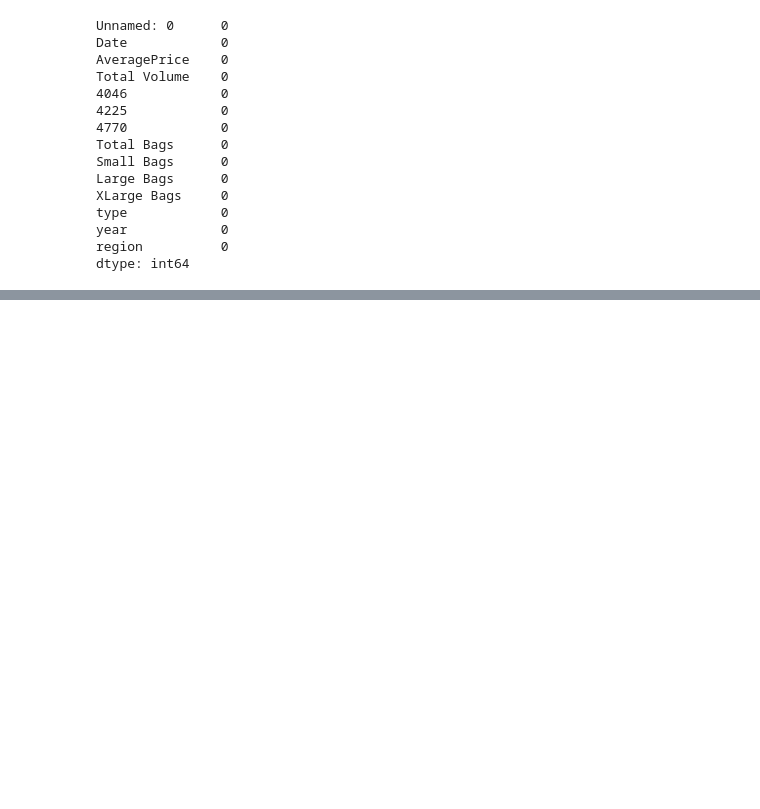
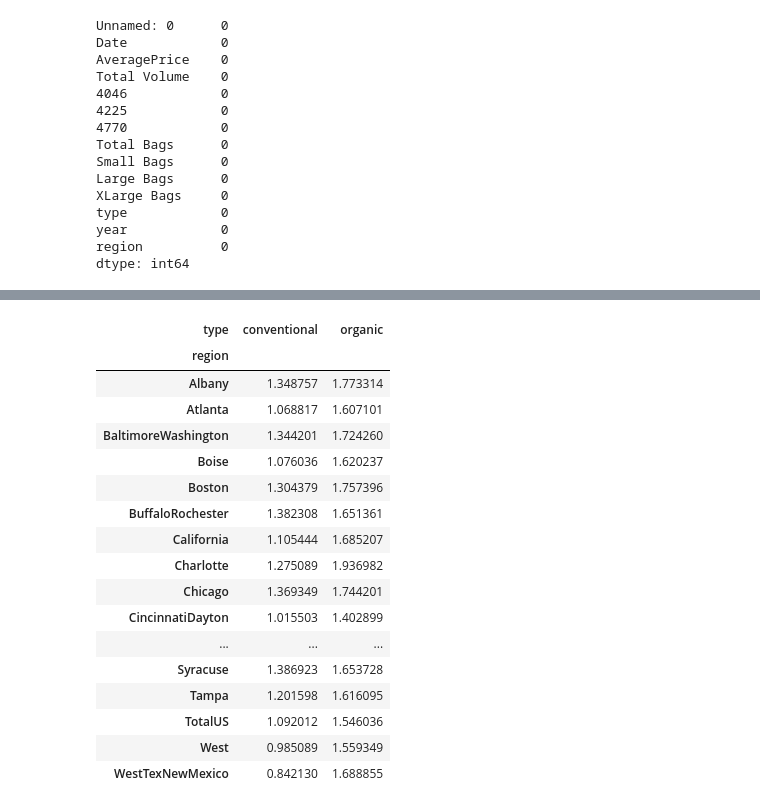
Before and after one commit to ChristianDelpin/cis4930-group18, a Jupyter notebook: src/analysis.ipynb, the cells around one changed output, grey strips where cells are left out. Cells and saved outputs as stored; diff of their text form; code cells hidden in the pictures; blank space fills up the shorter version.

```diff
--- a/src/analysis.ipynb
+++ b/src/analysis.ipynb
@@ -64,29 +65,50 @@ print(test_diff.days)
 # %%
 #4.2 data cleaning
+#handling missing values strategy 1: dropping unnecesary column
+
 #strategy 2: filling their numeric columns with their own median
 num_of_columns= df.select_dtypes(include=["float64", "int64"]).columns
 df[num_of_columns] = df[num_of_columns].fillna(df[num_of_columns].median())
 #ok... think this is good yessss
 #making the type conversion: converting total volume column to numeric with errors coerce
 df["Total Volume"] = pd.to_numeric(df["Total Volume"], errors="coerce")
 #last type conversion woooo: make "type" to categorial column
 df["type"] = df["type"].astype("category")
 
 #ok closer to finishing 4.2
 #applying np.where() to derive a new column
 df["PriceLevel"] = np.where(df["AveragePrice"] > 1.50, "High", "Low")
 
 #grouping and aggregation
-grouped = df.groupby(["region", "type"])["AveragePrice"].agg(["mean", "count"])
+grouped = df.groupby(["region", "type"], observed=True)["AveragePrice"].agg(["mean", "count"])
 grouped.head()
 #also time to do the reshaping section
 pivot = grouped.reset_index().pivot_table(
     index="region",
     columns="type",
-    values="mean"
+    values="mean",
+    observed=True
 )
-
-pivot.head()
+pivot.head(100)
+# %% [output]
+| type | conventional | organic |
+| region |  |  |
+| Albany | 1.348757 | 1.773314 |
+| Atlanta | 1.068817 | 1.607101 |
+| BaltimoreWashington | 1.344201 | 1.724260 |
+| Boise | 1.076036 | 1.620237 |
+| Boston | 1.304379 | 1.757396 |
+| BuffaloRochester | 1.382308 | 1.651361 |
+| California | 1.105444 | 1.685207 |
+| Charlotte | 1.275089 | 1.936982 |
+| Chicago | 1.369349 | 1.744201 |
+| CincinnatiDayton | 1.015503 | 1.402899 |
+| ... | ... | ... |
+| Syracuse | 1.386923 | 1.653728 |
+| Tampa | 1.201598 | 1.616095 |
+| TotalUS | 1.092012 | 1.546036 |
+| West | 0.985089 | 1.559349 |
+| WestTexNewMexico | 0.842130 | 1.688855 |
 # %%
 # 4.3 - Line plot
 
```
Also changed, not shown: parts of 5 cells of this notebook.
